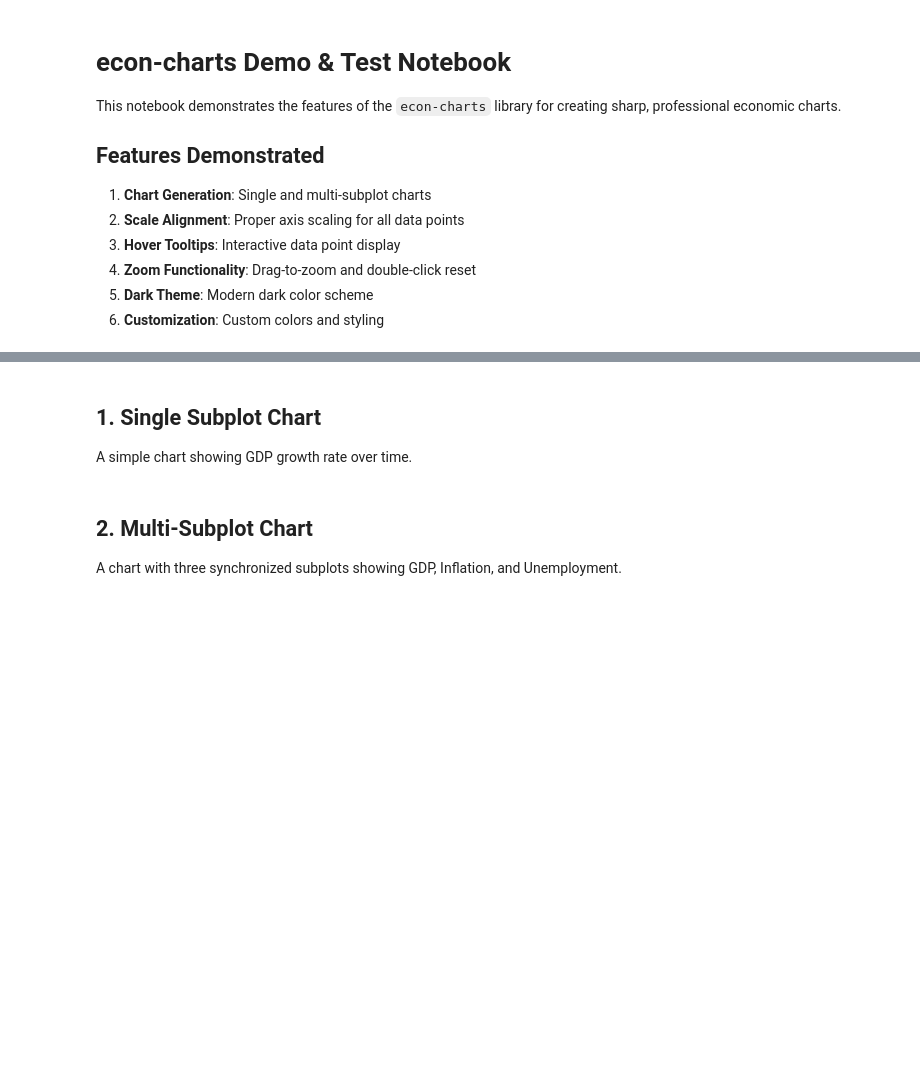
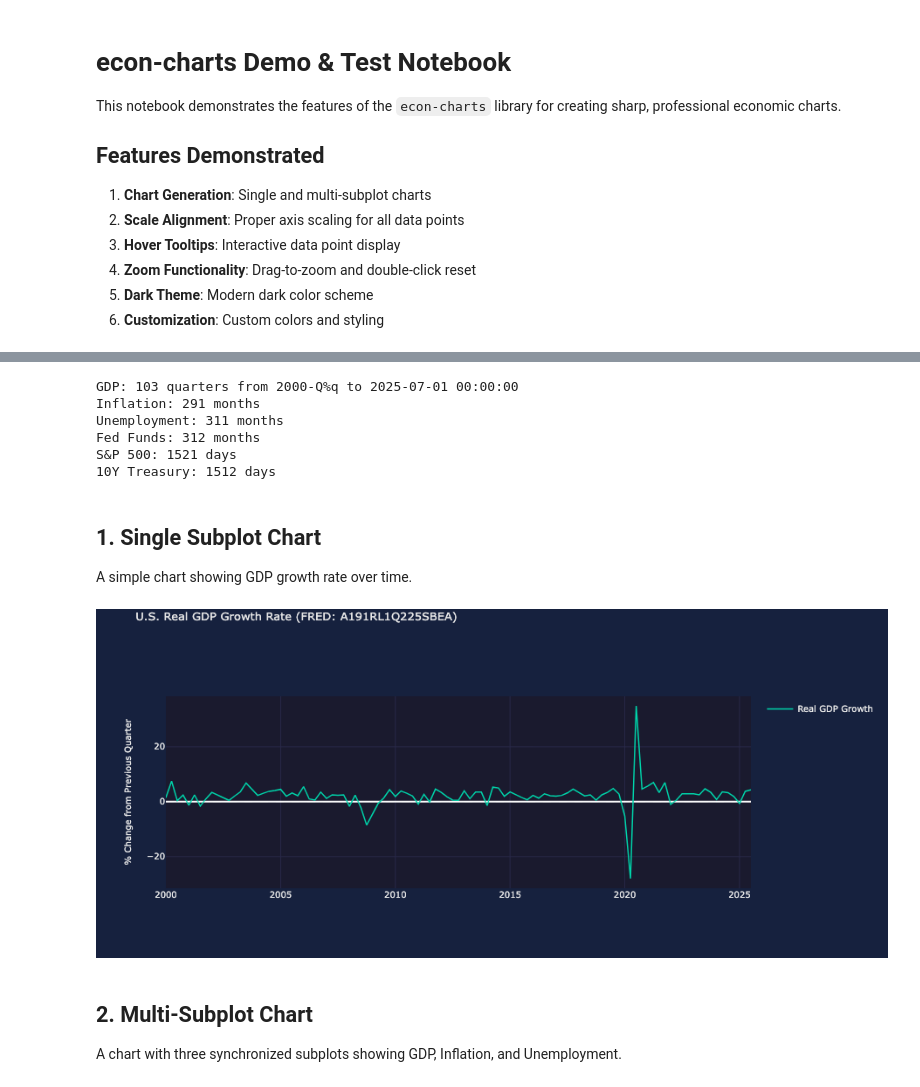
Before and after one commit to CharlieMonk/econcharts, a Jupyter notebook: notebooks/econ_charts_demo.ipynb, the cells around one changed output, grey strips where cells are left out. Drawn from its saved outputs; the diff is of its cells as text; code cells hidden in the pictures; blank space fills up the shorter version.

```diff
--- a/notebooks/econ_charts_demo.ipynb
+++ b/notebooks/econ_charts_demo.ipynb
@@ -111,17 +49,52 @@ def generate_interest_rate_data(start_year=2000, years=24):
+# %%
+# Fetch real economic data from FRED
+# Data is cached locally for offline use
+
+# Real GDP Growth (quarterly, % change)
+gdp_dates, gdp_values = fetch_gdp(start="2000-01-01")
+print(f"GDP: {len(gdp_dates)} quarters from {gdp_dates[0].strftime('%Y-Q%q') if hasattr(gdp_dates[0], 'strftime') else gdp_dates[0]} to {gdp_dates[-1]}")
+
+# Inflation Rate (monthly, % YoY)
+inf_dates, inf_values = fetch_inflation(start="2000-01-01")
+print(f"Inflation: {len(inf_dates)} months")
+
+# Unemployment Rate (monthly, %)
+unemp_dates, unemp_values = fetch_unemployment(start="2000-01-01")
+print(f"Unemployment: {len(unemp_dates)} months")
+
+# Federal Funds Rate (monthly, %)
+fedfunds_dates, fedfunds_values = fetch_fed_funds(start="2000-01-01")
+print(f"Fed Funds: {len(fedfunds_dates)} months")
+
+# S&P 500 Index (daily)
+sp500_dates, sp500_values = fetch_sp500(start="2020-01-01")
+print(f"S&P 500: {len(sp500_dates)} days")
+
+# 10-Year Treasury Rate (daily, %)
+treasury_dates, treasury_values = fetch_treasury_10y(start="2020-01-01")
+print(f"10Y Treasury: {len(treasury_dates)} days")
+# %% [output]
+GDP: 103 quarters from 2000-Q%q to 2025-07-01 00:00:00
+Inflation: 291 months
+Unemployment: 311 months
+Fed Funds: 312 months
+S&P 500: 1521 days
+10Y Treasury: 1512 days
 # %% [markdown]
 ## 1. Single Subplot Chart
 
 A simple chart showing GDP growth rate over time.
 # %%
-dates, values = generate_gdp_data()
-
+# Single subplot with real GDP data
 chart = econcharts(num_rows=1, height=400)
-chart.add_line(row=1, x=dates, y=values, name='GDP Growth', color='teal')
-chart.set_title('GDP Growth Rate')
-chart.set_yaxis(row=1, title='% Change YoY')
+chart.add_line(row=1, x=gdp_dates, y=gdp_values, name='Real GDP Growth', color='teal')
+chart.set_title('U.S. Real GDP Growth Rate (FRED: A191RL1Q225SBEA)')
+chart.set_yaxis(row=1, title='% Change from Previous Quarter')
 chart.add_hline(row=1, y=0)
 chart.enable_unified_spikeline()
 chart.show()
+# %% [output]
+[figure, added]
 # %% [markdown]
 ## 2. Multi-Subplot Chart
 
```
Also changed, not shown: parts of 12 cells of this notebook, 10 other files.
